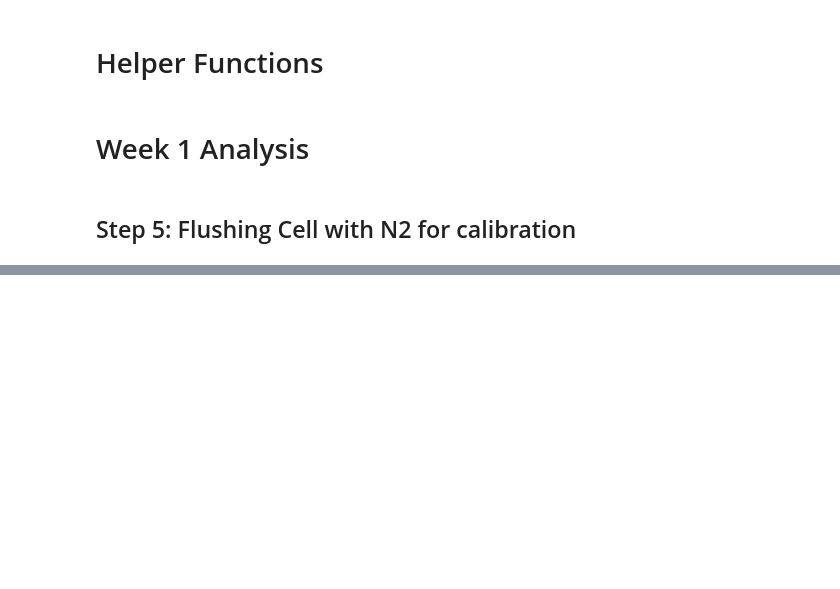
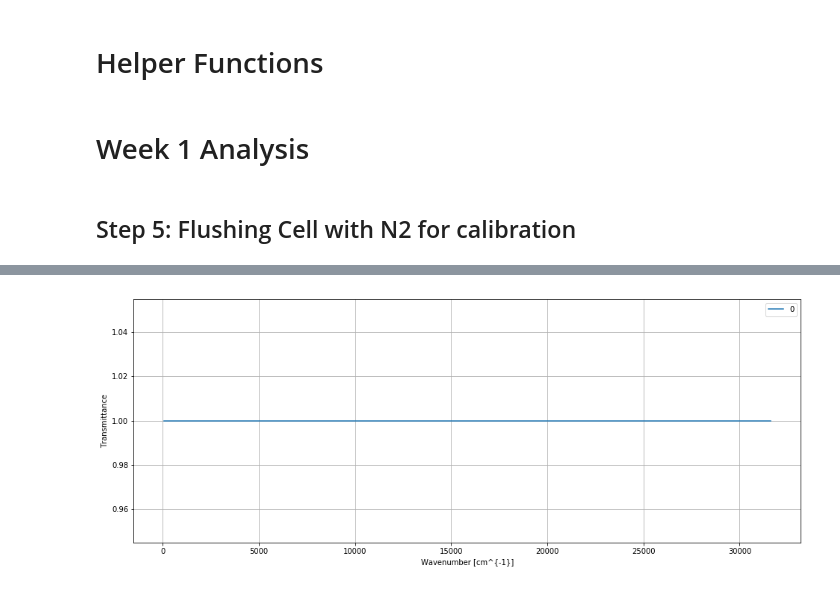
Before and after one commit to estherlin/enph352, a Jupyter notebook: data/lab1/analysis.ipynb, the cells around one changed output, grey strips where cells are left out. Drawn from its saved outputs; the diff is of its cells as text; code cells hidden in the pictures; blank space fills up the shorter version.

```diff
--- a/data/lab1/analysis.ipynb
+++ b/data/lab1/analysis.ipynb
@@ -127,0 +265,11 @@ plt.show()
+# %%
+plt.figure()
+for i in range(0, curr.num_acq):
+    plt.plot(curr.wavenumbers[i], Interferogram.calc_transmittance(curr.spectra[0][:len(curr.wavenumbers[i])], curr.spectra[0][:len(curr.wavenumbers[i])]), label=str(i))
+plt.grid(True)
+plt.xlabel("Wavenumber [cm^{-1}]")
+plt.ylabel("Transmittance")
+plt.legend()
+plt.show()
+# %% [output]
+[figure, added]
```
Also changed, not shown: parts of 7 cells of this notebook, 20 other files.
